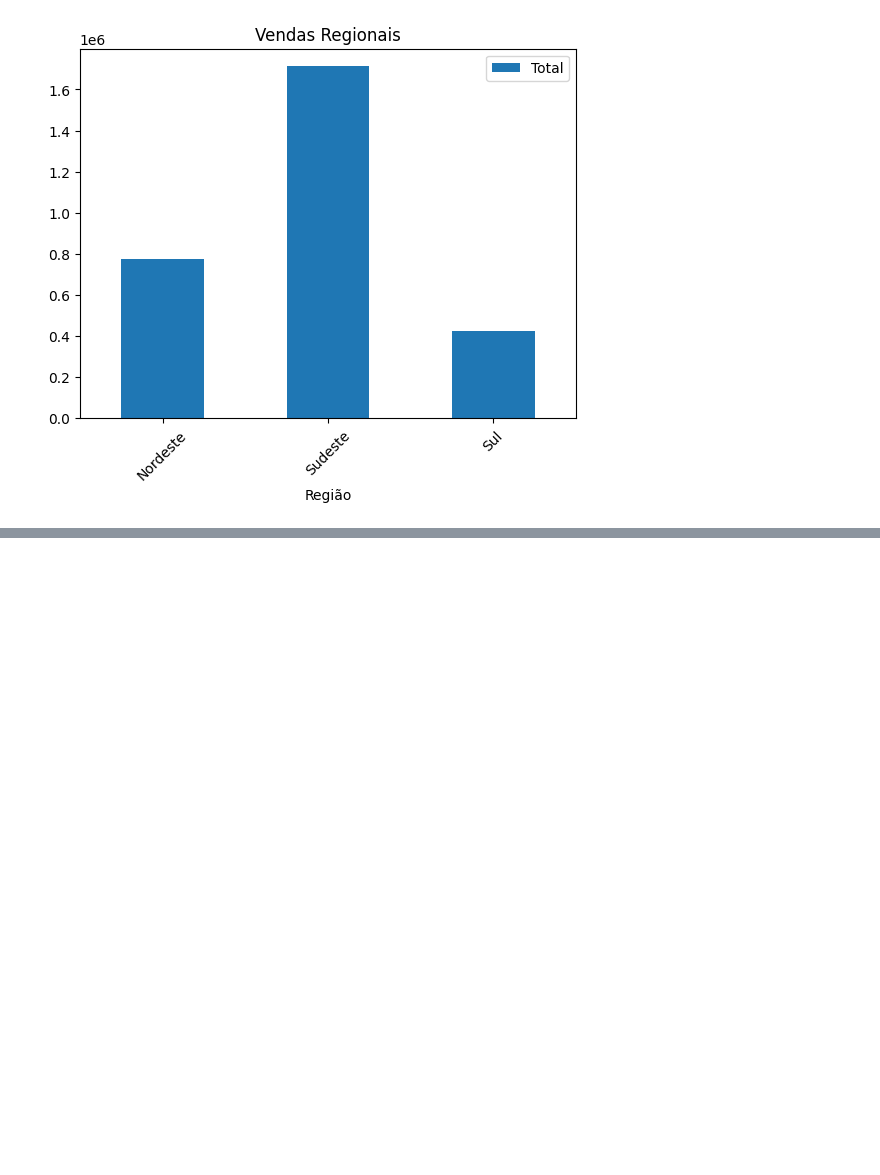
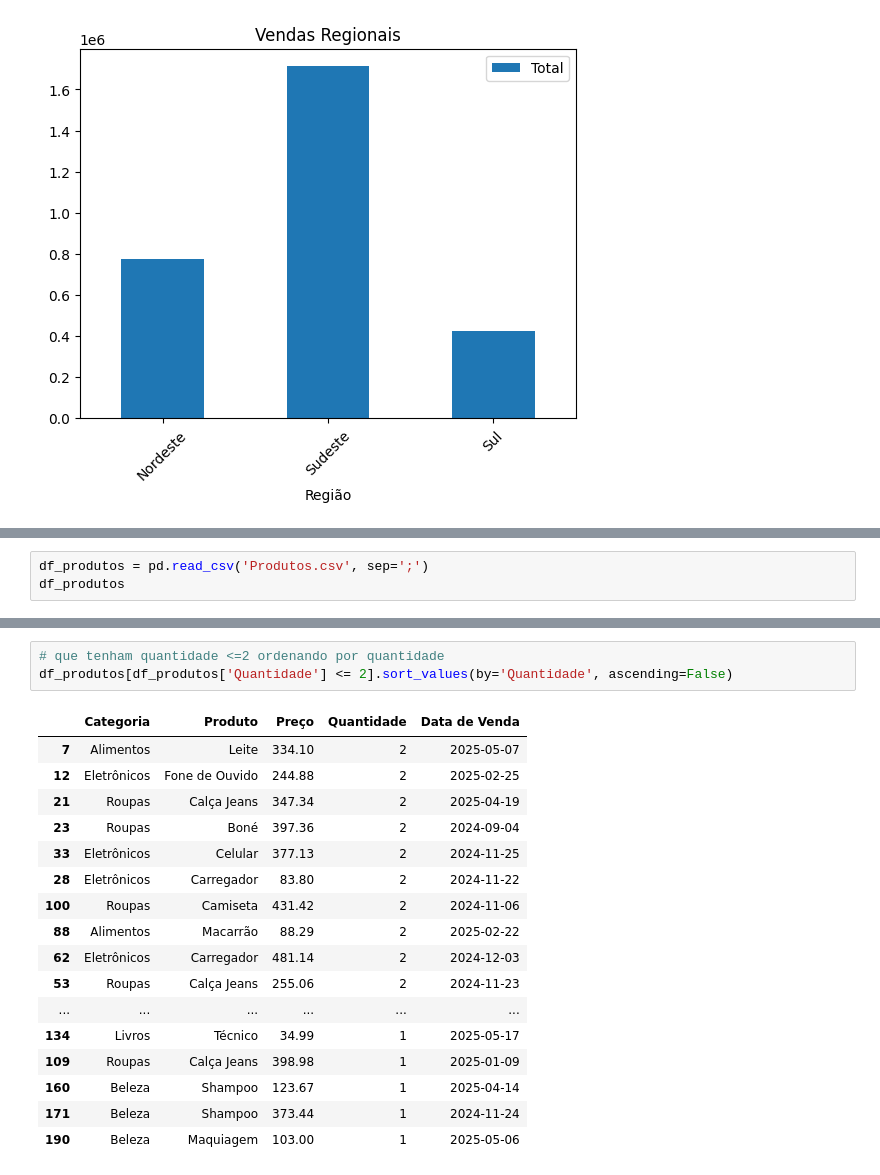
Before and after one commit to antoniofantoni/curso_python_udemy_2025, a Jupyter notebook: 4_pandas/pandas.ipynb, the cells around one changed output, grey strips where cells are left out. Saved outputs shown, nothing was run; the diff lists cells and outputs as text; blank space fills up the shorter version.

```diff
--- a/4_pandas/pandas.ipynb
+++ b/4_pandas/pandas.ipynb
@@ -101,0 +205,3 @@ plt.xticks(rotation=45)
+# %%
+df_produtos = pd.read_csv('Produtos.csv', sep=';')
+df_produtos
@@ -101,0 +260,21 @@ plt.xticks(rotation=45)
+# %%
+# que tenham quantidade <=2 ordenando por quantidade
+df_produtos[df_produtos['Quantidade'] <= 2].sort_values(by='Quantidade', ascending=False)
+# %% [output]
+|  | Categoria | Produto | Preço | Quantidade | Data de Venda |
+| 7 | Alimentos | Leite | 334.10 | 2 | 2025-05-07 |
+| 12 | Eletrônicos | Fone de Ouvido | 244.88 | 2 | 2025-02-25 |
+| 21 | Roupas | Calça Jeans | 347.34 | 2 | 2025-04-19 |
+| 23 | Roupas | Boné | 397.36 | 2 | 2024-09-04 |
+| 33 | Eletrônicos | Celular | 377.13 | 2 | 2024-11-25 |
+| 28 | Eletrônicos | Carregador | 83.80 | 2 | 2024-11-22 |
+| 100 | Roupas | Camiseta | 431.42 | 2 | 2024-11-06 |
+| 88 | Alimentos | Macarrão | 88.29 | 2 | 2025-02-22 |
+| 62 | Eletrônicos | Carregador | 481.14 | 2 | 2024-12-03 |
+| 53 | Roupas | Calça Jeans | 255.06 | 2 | 2024-11-23 |
+| ... | ... | ... | ... | ... | ... |
+| 134 | Livros | Técnico | 34.99 | 1 | 2025-05-17 |
+| 109 | Roupas | Calça Jeans | 398.98 | 1 | 2025-01-09 |
+| 160 | Beleza | Shampoo | 123.67 | 1 | 2025-04-14 |
+| 171 | Beleza | Shampoo | 373.44 | 1 | 2024-11-24 |
+| 190 | Beleza | Maquiagem | 103.00 | 1 | 2025-05-06 |
```
Also changed, not shown: parts of 14 cells of this notebook, 1 other file.
